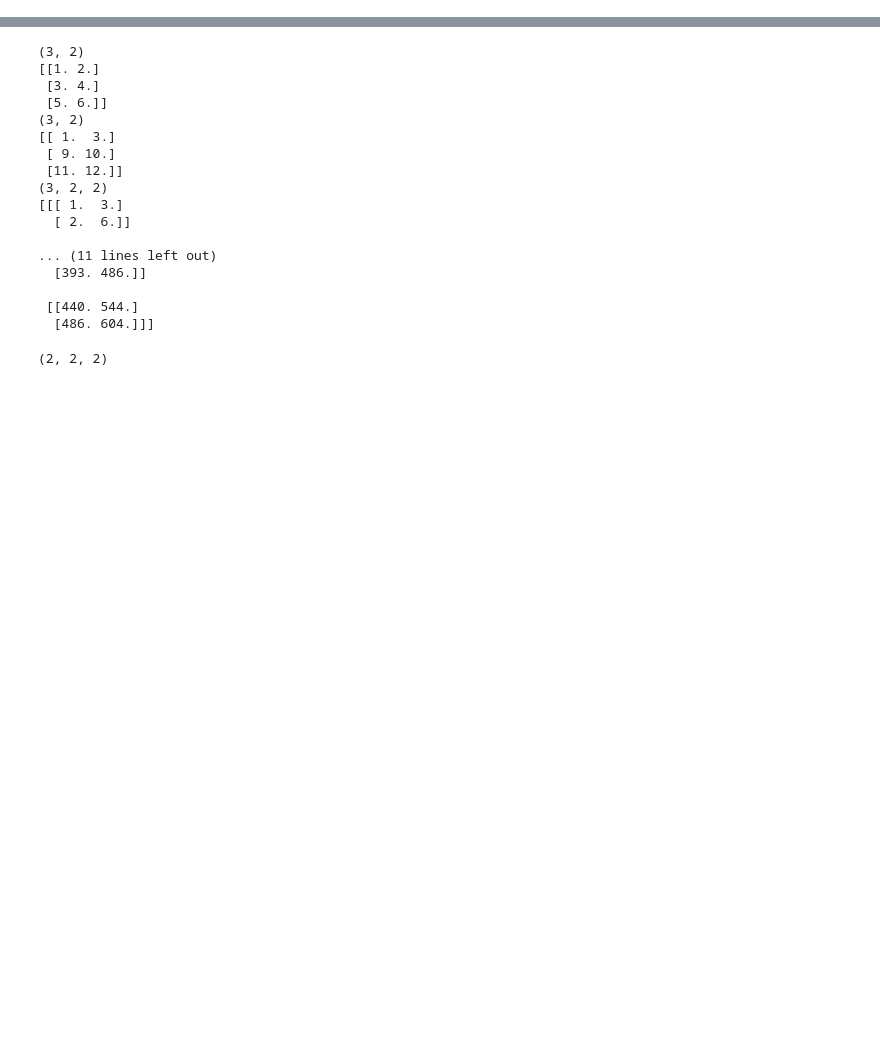
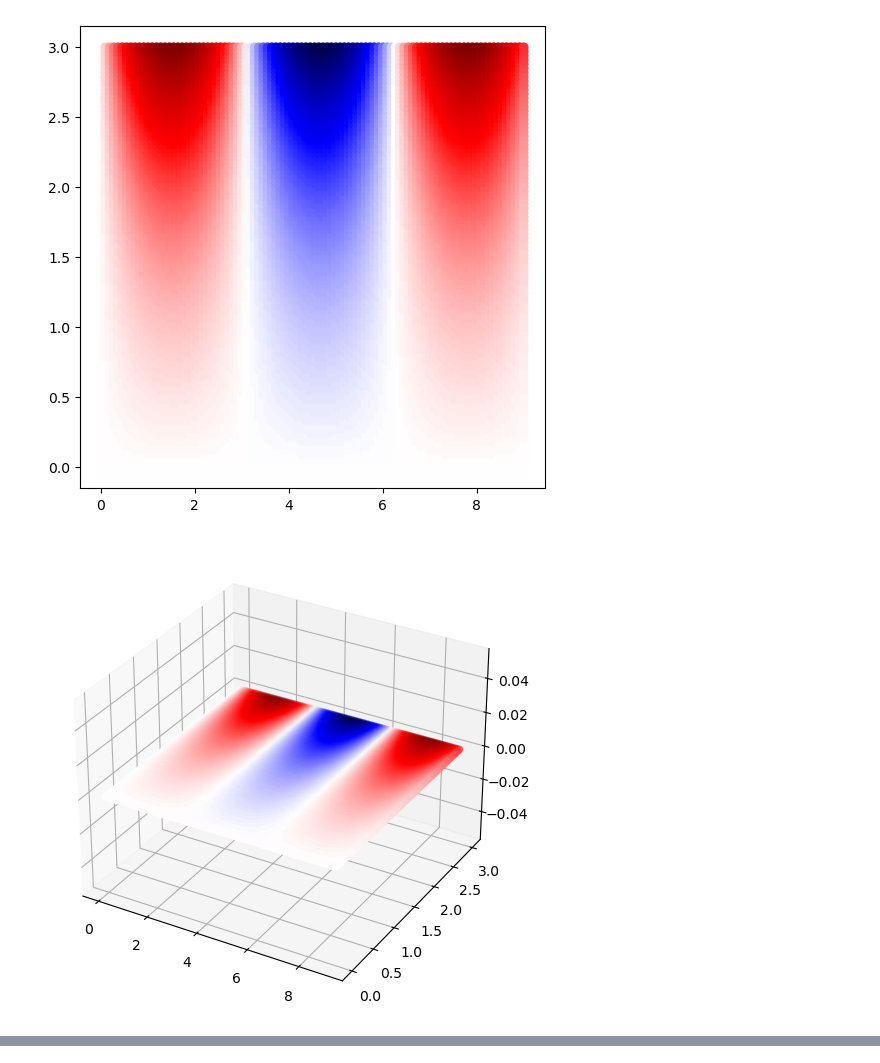
Before and after one commit to mgjeon/2023_PINN-study, a Jupyter notebook: calculation/notebook_spinn.ipynb, the cells around one changed output, grey strips where cells are left out. Cells and saved outputs as stored; diff of their text form; code cells hidden in the pictures; blank space fills up the shorter version.

```diff
--- a/calculation/notebook_spinn.ipynb
+++ b/calculation/notebook_spinn.ipynb
@@ -24,0 +139,6 @@ LOG_ITER = 25000
+# %%
+u = apply_fn(params, xt, yt)
+plot_u(xt_m, yt_m, u)
+# %% [output]
+[figure, added]
+[figure, added]
@@ -45,46 +179,0 @@ class SPINN(nn.Module):
-# %%
-x = jnp.array([[1., 2.], [3., 4.], [5., 6.]])
-y = jnp.array([[1., 3.], [9., 10.], [11., 12.]])
-print(x.shape)
-print(x)
-print(y.shape)
-print(y)
-xy = jnp.einsum('fx, fy->fxy', x, y)
-print(xy.shape)
-print(xy)
-z = jnp.array([[1., 2.], [3., 4.], [5., 6.]])
-print(z.shape)
-print(z)
-xyz = jnp.einsum('fxy, fz->xyz', xy, z)
-print(xyz.shape)
-print(xyz)
-# %% [output]
-(3, 2)
-[[1. 2.]
- [3. 4.]
- [5. 6.]]
-(3, 2)
-[[ 1.  3.]
- [ 9. 10.]
- [11. 12.]]
-(3, 2, 2)
-[[[ 1.  3.]
-  [ 2.  6.]]
-
-... (11 lines left out)
-  [393. 486.]]
-
- [[440. 544.]
-  [486. 604.]]]
-# %%
-feat_sizes = tuple(FEATURES for _ in range(N_LAYERS))
-model = SPINN(feat_sizes)
-x = jnp.array([1., 2.]).reshape(-1, 1)
-y = jnp.array([4., 5.]).reshape(-1, 1)
-z = jnp.array([7., 8.]).reshape(-1, 1)
-params = model.init(subkey, x, y, z)
-apply_fn = jax.jit(model.apply)
-u = apply_fn(params, x, y, z)
-u.shape
-# %% [output]
-(2, 2, 2)
```
Also changed, not shown: parts of 23 cells of this notebook, 5 other files.
